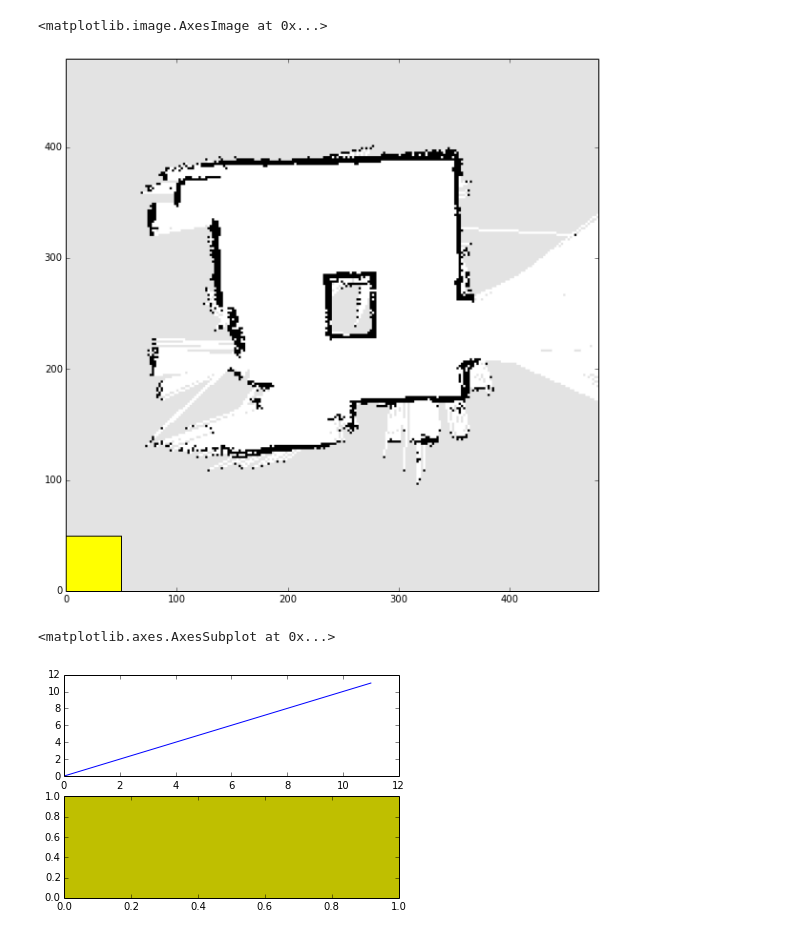
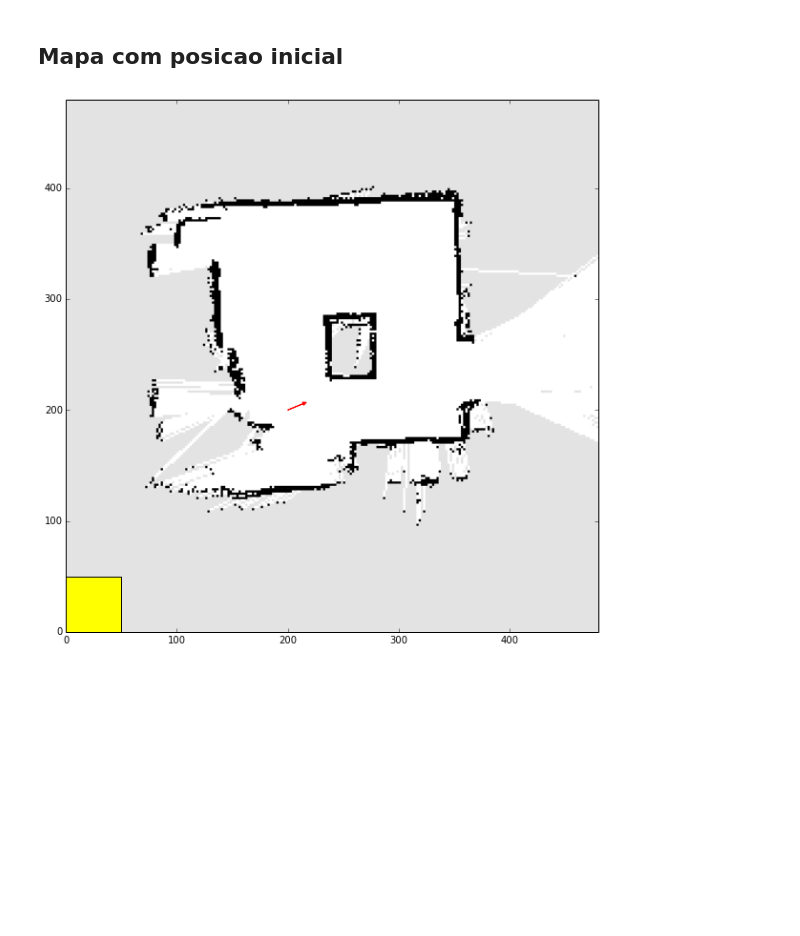
Before and after one commit to toshikurauchi/particlefilter, a Jupyter notebook: particle_filter_1.ipynb, the cells around one changed output. Drawn from its saved outputs; the diff is of its cells as text; code cells hidden in the pictures; blank space fills up the shorter version.

```diff
--- a/particle_filter_1.ipynb
+++ b/particle_filter_1.ipynb
@@ -8,41 +3,3 @@ ipython notebook matplotlib canvas.ipynb  mapa.yaml  particle_filter_1.ipynb  sc
-# %%
-from random import randint, choice
-import time
-import matplotlib.pyplot as plt
-import matplotlib.patches as mpatches
-import numpy as np
-
-
-from PIL import Image as PilImage
-pil_image = PilImage.open("scaled_map.pgm", 'r')
-np_image = np.asarray(pil_image)
-
-
-
-back_color = "black"
-colors     = ['red', 'green', 'cyan', 'yellow']
-
-width, height = 480, 480
-
-fig, ax = plt.subplots(figsize=(10,10))
-ax.set(xlim=[0, width], ylim=[0, height]) # Or use "ax.axis([x0,x1,y0,y1])"
-
-rect = mpatches.Rectangle(
-    (0, 0), 50, 50,
-    facecolor = choice(colors),
-    edgecolor = back_color
-)
-ax.add_artist(rect)
-
-
-fig.canvas.draw()
-
-#def update():
-
-plt.imshow(np_image, cmap='Greys_r')
-# %% [output]
-<matplotlib.image.AxesImage at 0x...>
-[figure, removed]
 # %%
 # Dados do arquivo mapa.yaml
 
@@ -50,15 +7,3 @@ resolution = 0.020000
 origin =  [-5.000000, -5.000000, 0.000000]
 occupied_thresh = 0.65
 free_thresh =  0.196
-# %%
-# plot a line, implicitly creating a subplot(111)
-plt.plot([1,2,3])
-# now create a subplot which represents the top plot of a grid
-# with 2 rows and 1 column. Since this subplot will overlap the
-# first, the plot (and its axes) previously created, will be removed
-plt.subplot(211)
-plt.plot(range(12))
-plt.subplot(212, axisbg='y') # creates 2nd subplot with yellow background
-# %% [output]
-<matplotlib.axes.AxesSubplot at 0x...>
-[figure, removed]
@@ -64,0 +107,6 @@ plt.subplot(212, axisbg='y') # creates 2nd subplot with yellow background
+# %% [markdown]
+## Mapa com posicao inicial
+# %%
+draw_map(np_image)
+# %% [output]
+[figure, added]
```
Also changed, not shown: parts of 2 cells of this notebook.
